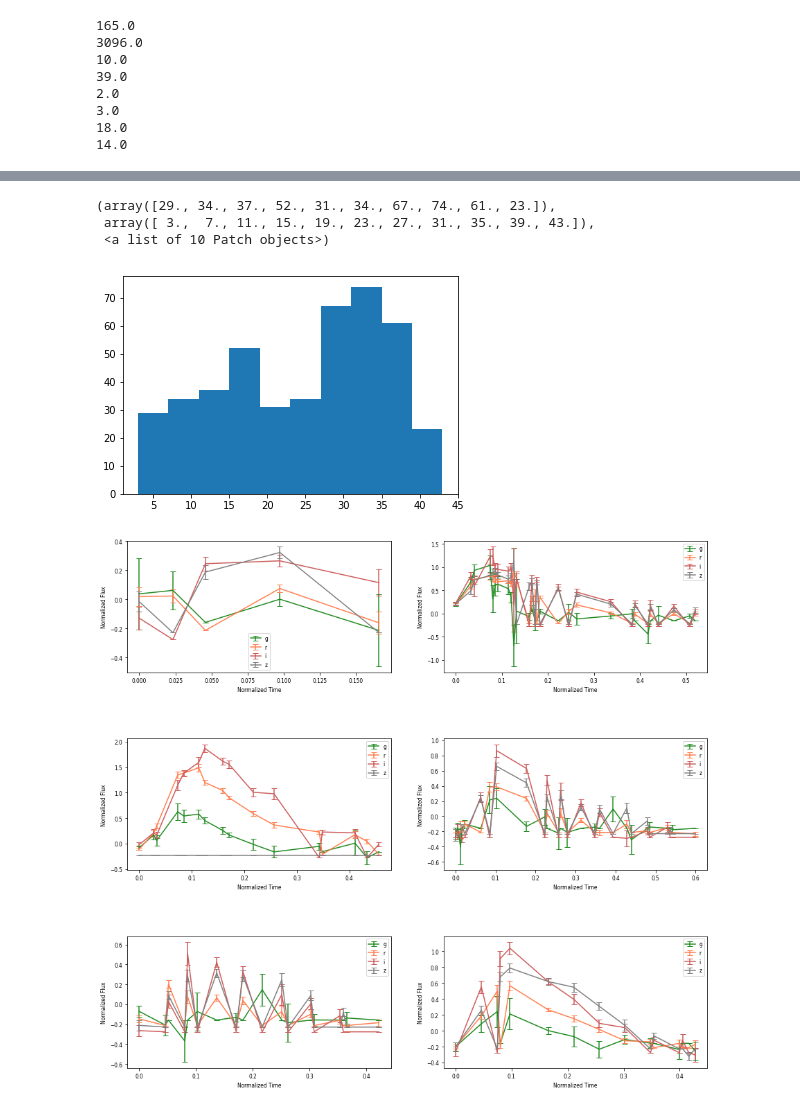
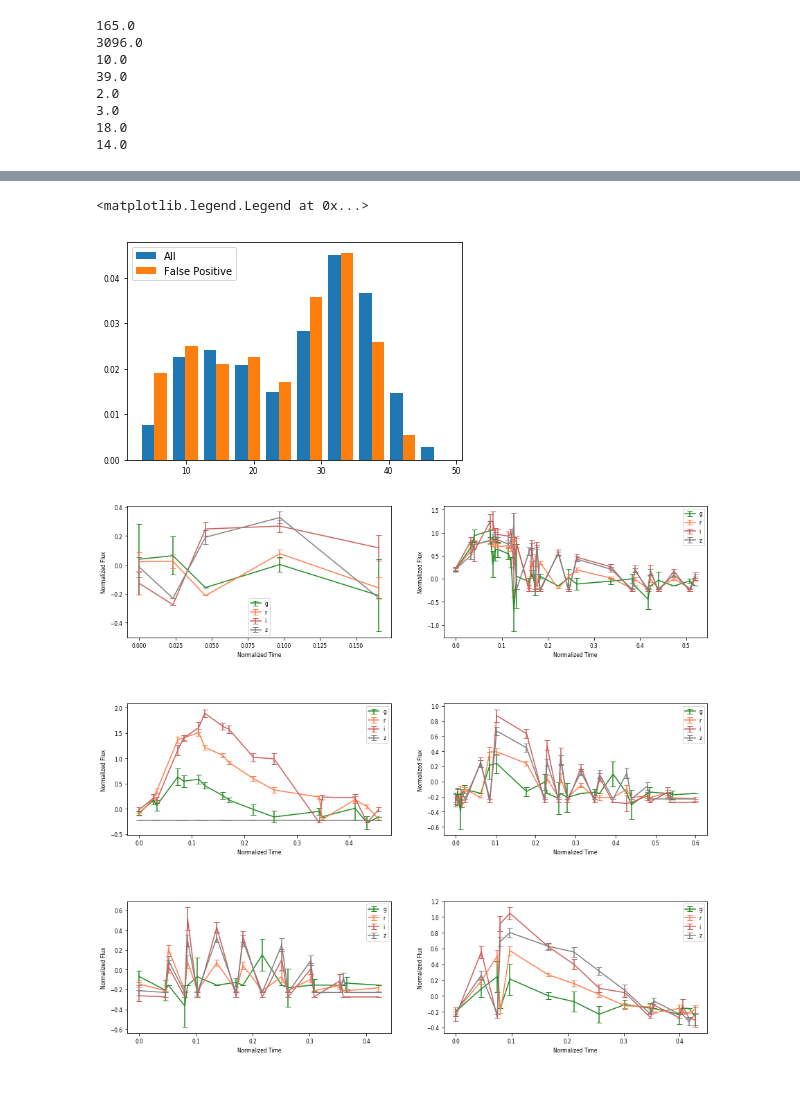
Before and after one commit to zhiyaol/SN-Classification-with-ML, a Jupyter notebook: Tensorflow-test-10000-steps.ipynb, the cells around one changed output, grey strips where cells are left out. Drawn from its saved outputs; the diff is of its cells as text; code cells hidden in the pictures.

```diff
--- a/Tensorflow-test-10000-steps.ipynb
+++ b/Tensorflow-test-10000-steps.ipynb
@@ -14,7 +10,7 @@ v1.10.0-12-g4dcfddc5d1 1.10.1
 # %%
 # Loading dataset
-data_table = Table.read('normalized_sub_mean.fits')
-#data_table = Table.read('normalized_good.fits')
+#data_table = Table.read('normalized_sub_mean.fits')
+data_table = Table.read('normalized_good.fits')
 # %%
 # Splitting training and testing data
 np.random.seed(1234)
@@ -355,10 +312,10 @@ hist(table_test['num_data_points'])
-# %%
-hist(FP_table['num_data_points'])
-# %% [output]
-(array([29., 34., 37., 52., 31., 34., 67., 74., 61., 23.]),
- array([ 3.,  7., 11., 15., 19., 23., 27., 31., 35., 39., 43.]),
- <a list of 10 Patch objects>)
-[figure, removed]
+# %%
+datapointshist = [table_test['num_data_points'],FP_table['num_data_points']]
+hist(datapointshist, 10, density = True, histtype='bar', label = ["All","False Positive"])
+legend(prop={'size': 10})
+# %% [output]
+<matplotlib.legend.Legend at 0x...>
+[figure, added]
 # %%
 # Make plots for missclassified types
 
```
Also changed, not shown: parts of 25 cells of this notebook, 1 other file.
